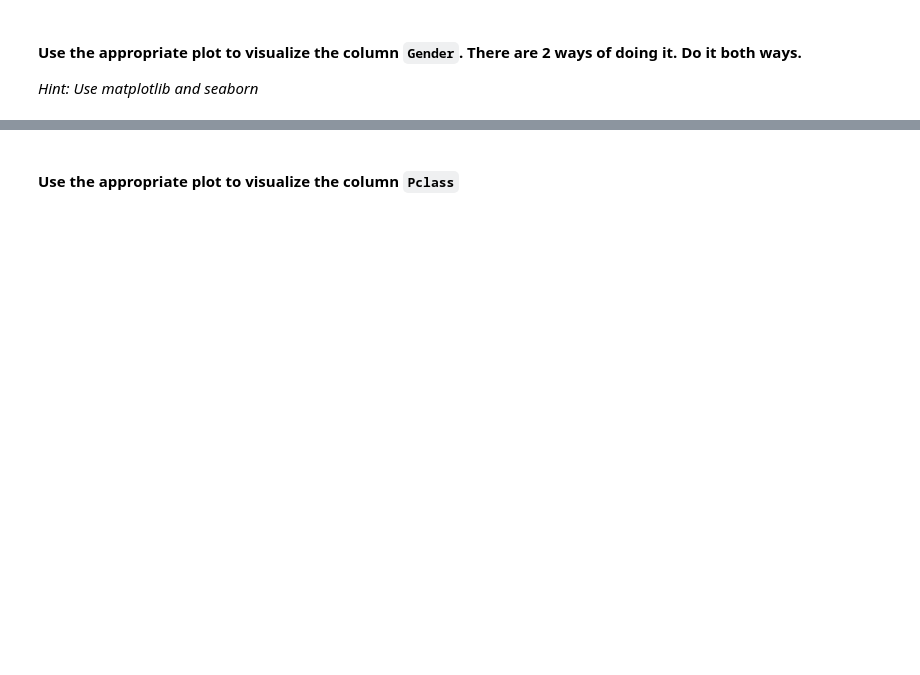
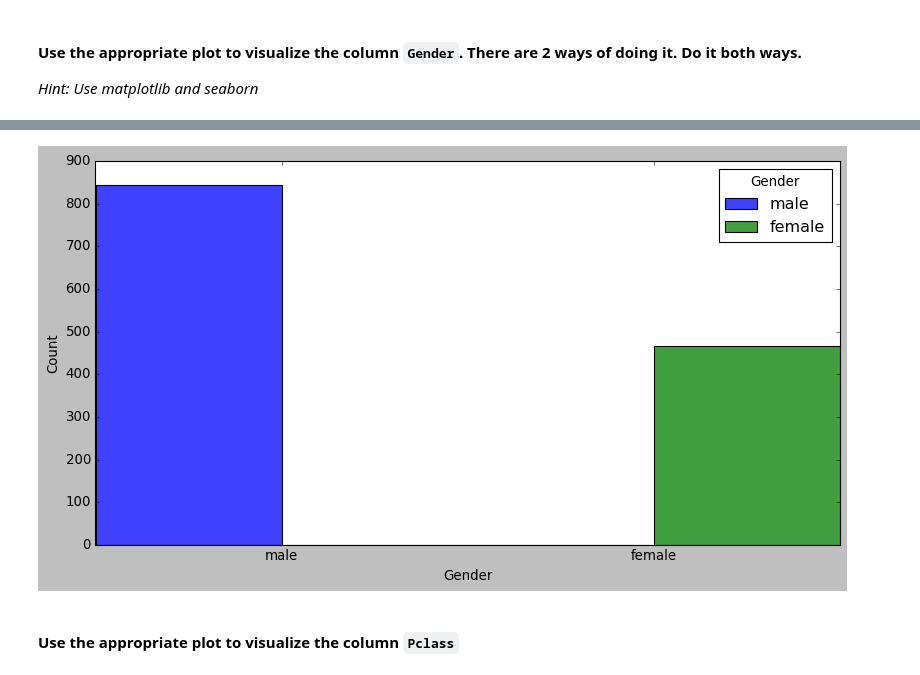
Before and after one commit to Ironhack-Part-Time-Enero2022/lab-visualization-extra, a Jupyter notebook: challenge-2.ipynb, the cells around one changed output, grey strips where cells are left out. Cells and saved outputs as stored; diff of their text form; code cells hidden in the pictures; blank space fills up the shorter version.

```diff
--- a/challenge-2.ipynb
+++ b/challenge-2.ipynb
@@ -132,2 +142,8 @@ plt.plot(x, y);
+# %%
+tabla_sex = sns.histplot(data=titanic, x='Gender',
+                        hue='Gender',
+                        multiple='dodge')
+# %% [output]
+[figure, added]
 # %% [markdown]
 #### Use the appropriate plot to visualize the column `Pclass`
```
Also changed, not shown: parts of 12 cells of this notebook.
